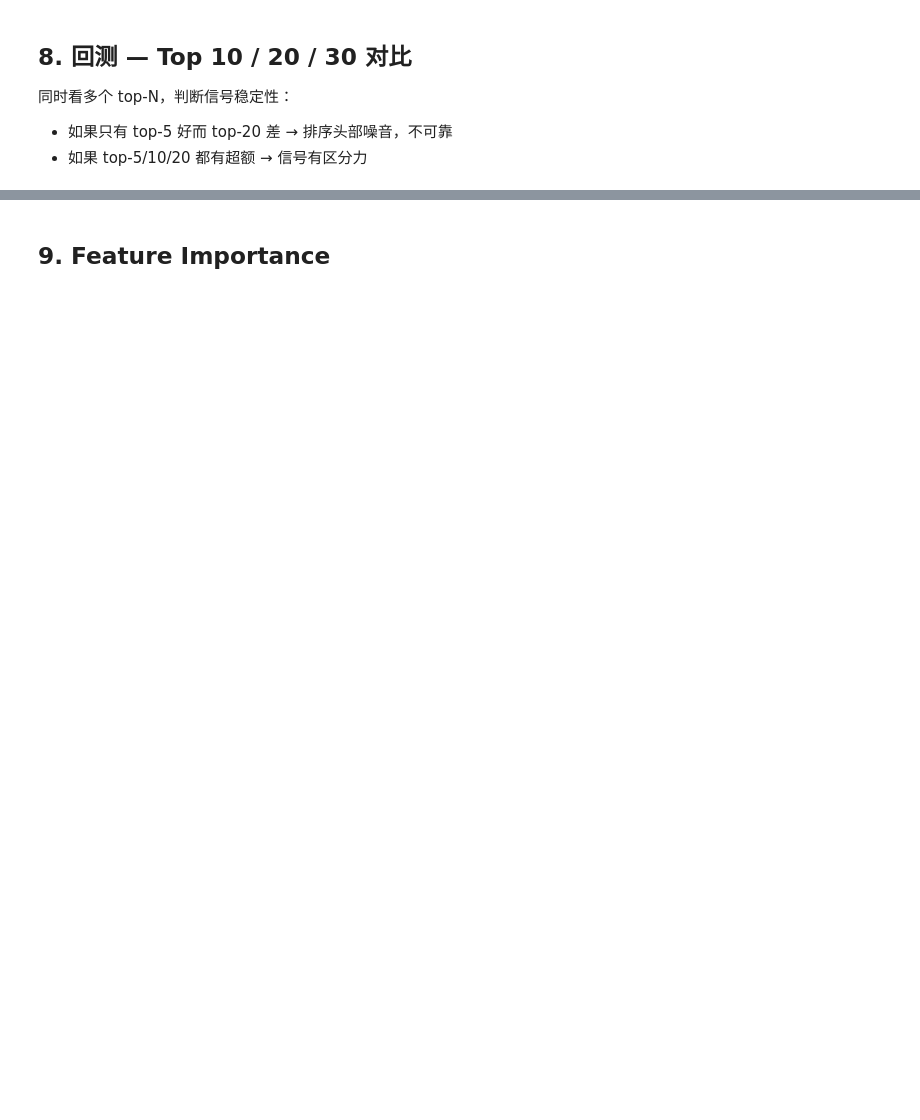
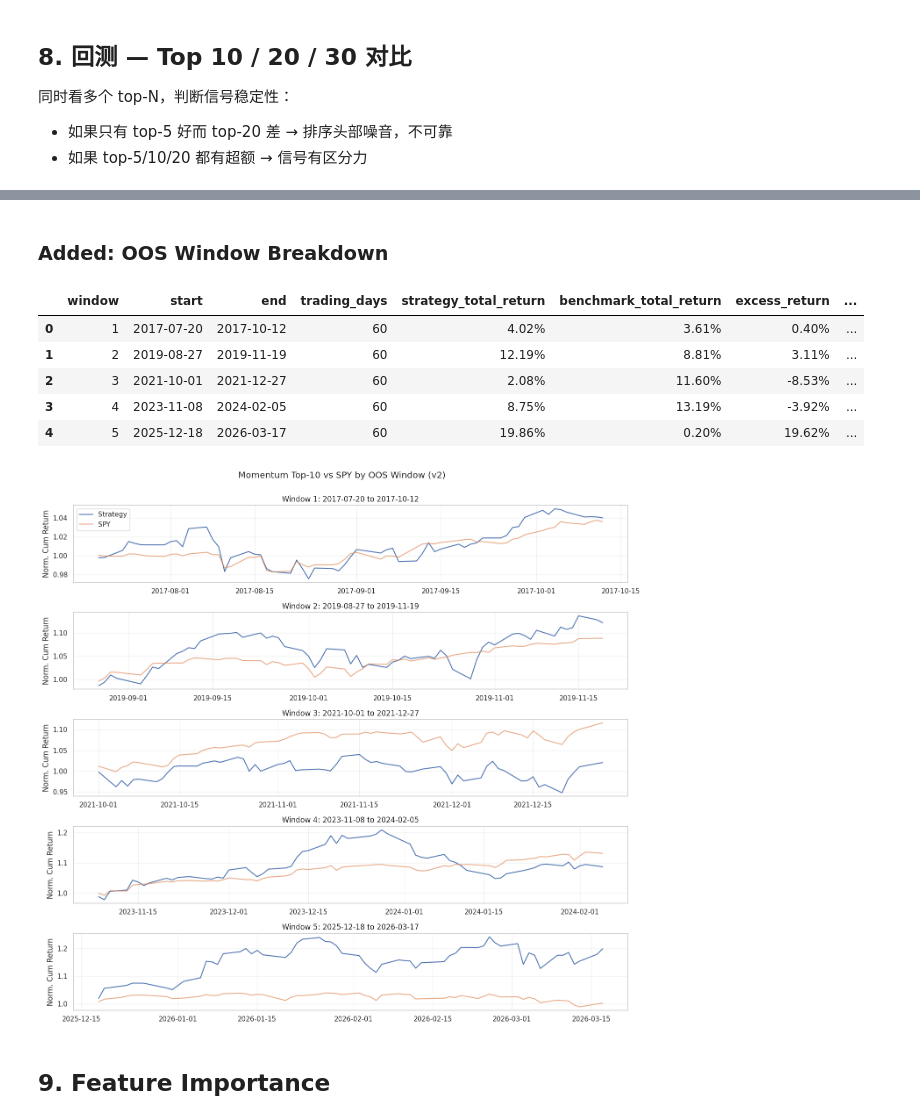
Before and after one commit to kelesit/Invest, a Jupyter notebook: notebooks/equity_momentum.ipynb, the cells around one changed output, grey strips where cells are left out. Saved outputs shown, nothing was run; the diff lists cells and outputs as text; code cells hidden in the pictures; blank space fills up the shorter version.

```diff
--- a/notebooks/equity_momentum.ipynb
+++ b/notebooks/equity_momentum.ipynb
@@ -457,3 +409,36 @@ plt.show()
+# %% [markdown]
+### Added: OOS Window Breakdown
+# %%
+window_summary = summarize_oos_windows(bt_results, spy_ret_aligned, gap_days=20)
+window_summary.to_csv("../output/equity_window_summary.csv", index=False)
+
+display(
+    window_summary.assign(
+        strategy_total_return=window_summary["strategy_total_return"].map("{:.2%}".format),
+        benchmark_total_return=window_summary["benchmark_total_return"].map("{:.2%}".format),
+        excess_return=window_summary["excess_return"].map("{:.2%}".format),
+        strategy_max_drawdown=window_summary["strategy_max_drawdown"].map("{:.2%}".format),
+        benchmark_max_drawdown=window_summary["benchmark_max_drawdown"].map("{:.2%}".format),
+        avg_turnover_on_rebalance=window_summary["avg_turnover_on_rebalance"].map("{:.1%}".format),
+    )
+)
+
+plot_oos_window_equity_curves(
+    bt_results,
+    spy_ret_aligned,
+    title="Momentum Top-10 vs SPY by OOS Window (v2)",
+    gap_days=20,
+)
+plt.savefig("../output/equity_curve_oos_windows.png", dpi=150, bbox_inches="tight")
+plt.show()
+# %% [output]
+|  | window | start | end | trading_days | strategy_total_return | benchmark_total_return | excess_return | ... |
+| 0 | 1 | 2017-07-20 | 2017-10-12 | 60 | 4.02% | 3.61% | 0.40% | ... |
+| 1 | 2 | 2019-08-27 | 2019-11-19 | 60 | 12.19% | 8.81% | 3.11% | ... |
+| 2 | 3 | 2021-10-01 | 2021-12-27 | 60 | 2.08% | 11.60% | -8.53% | ... |
+| 3 | 4 | 2023-11-08 | 2024-02-05 | 60 | 8.75% | 13.19% | -3.92% | ... |
+| 4 | 5 | 2025-12-18 | 2026-03-17 | 60 | 19.86% | 0.20% | 19.62% | ... |
+[figure, added]
 # %% [markdown]
 ## 9. Feature Importance
 # %%
```
Also changed, not shown: parts of 11 cells of this notebook, 7 other files.
